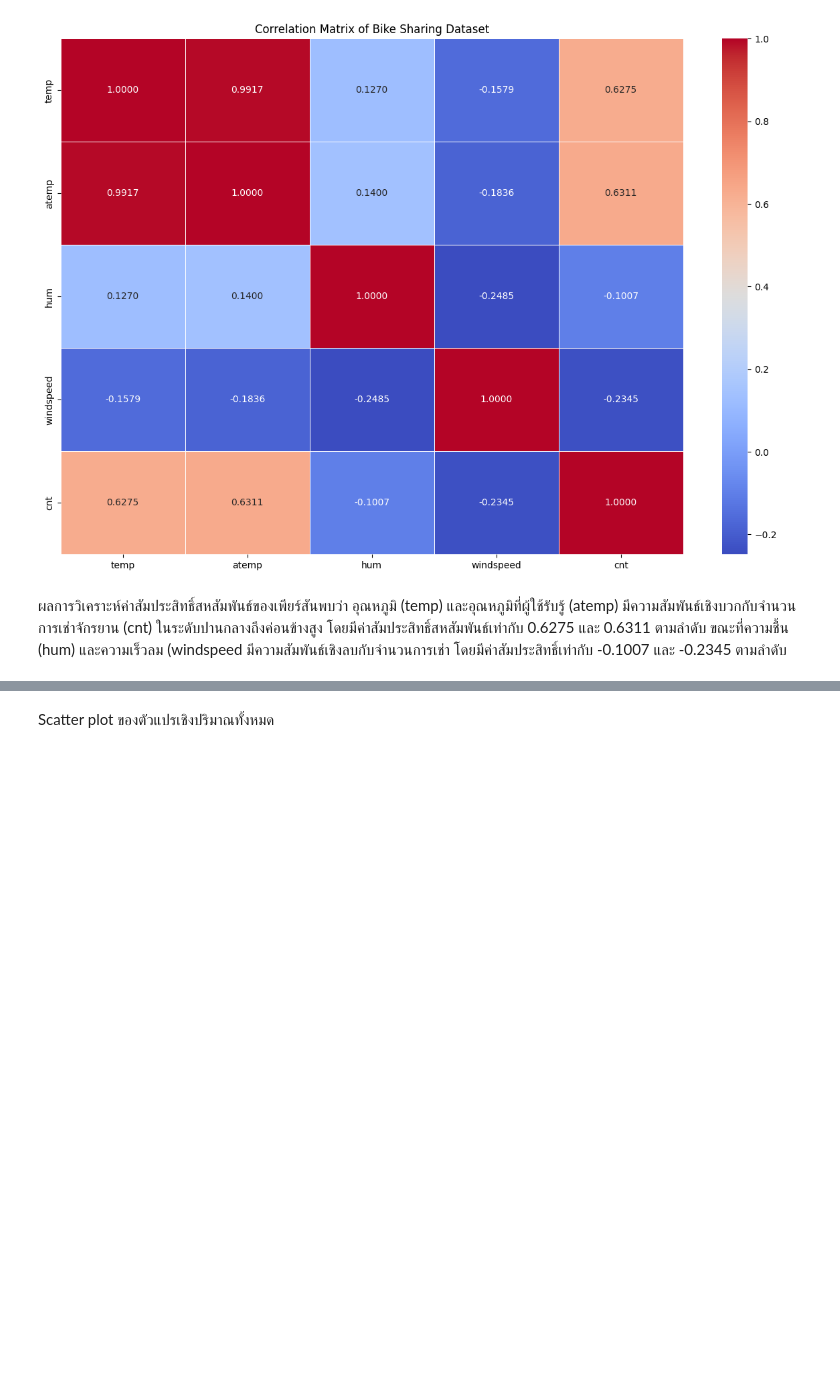
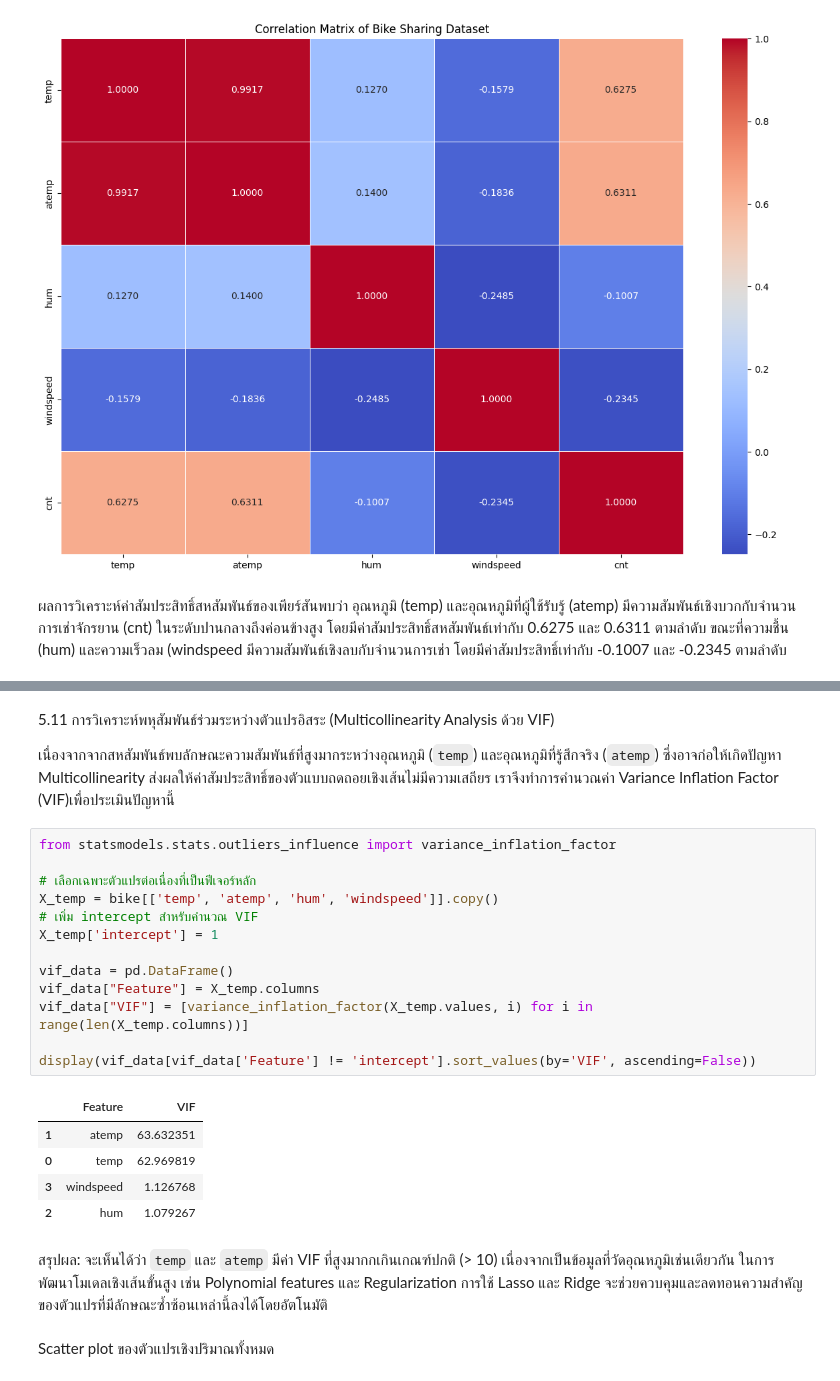
Before and after one commit to wararit-panichkitkosolkul/bike-sharing-DS512, a Jupyter notebook: Bike_Sharing_Project_DS514.ipynb, the cells around one changed output, grey strips where cells are left out. Saved outputs shown, nothing was run; the diff lists cells and outputs as text; blank space fills up the shorter version.

```diff
--- a/Bike_Sharing_Project_DS514.ipynb
+++ b/Bike_Sharing_Project_DS514.ipynb
@@ -415,3 +477,28 @@ plt.show()
+# %% [markdown]
+5.11 การวิเคราะห์พหุสัมพันธ์ร่วมระหว่างตัวแปรอิสระ (Multicollinearity Analysis ด้วย VIF)
+
+เนื่องจากจากสหสัมพันธ์พบลักษณะความสัมพันธ์ที่สูงมากระหว่างอุณหภูมิ (`temp`) และอุณหภูมิที่รู้สึกจริง (`atemp`) ซึ่งอาจก่อให้เกิดปัญหา Multicollinearity ส่งผลให้ค่าสัมประสิทธิ์ของตัวแบบถดถอยเชิงเส้นไม่มีความเสถียร เราจึงทำการคำนวณค่า Variance Inflation Factor (VIF)เพื่อประเมินปัญหานี้
+# %%
+from statsmodels.stats.outliers_influence import variance_inflation_factor
+
+# เลือกเฉพาะตัวแปรต่อเนื่องที่เป็นฟีเจอร์หลัก
+X_temp = bike[['temp', 'atemp', 'hum', 'windspeed']].copy()
+# เพิ่ม intercept สำหรับคำนวณ VIF
+X_temp['intercept'] = 1
+
+vif_data = pd.DataFrame()
+vif_data["Feature"] = X_temp.columns
+vif_data["VIF"] = [variance_inflation_factor(X_temp.values, i) for i in range(len(X_temp.columns))]
+
+display(vif_data[vif_data['Feature'] != 'intercept'].sort_values(by='VIF', ascending=False))
+# %% [output]
+|  | Feature | VIF |
+| 1 | atemp | 63.632351 |
+| 0 | temp | 62.969819 |
+| 3 | windspeed | 1.126768 |
+| 2 | hum | 1.079267 |
+# %% [markdown]
+ สรุปผล: จะเห็นได้ว่า `temp` และ `atemp` มีค่า VIF ที่สูงมากกเกินเกณฑ์ปกติ (> 10) เนื่องจากเป็นข้อมูลที่วัดอุณหภูมิเช่นเดียวกัน ในการพัฒนาโมเดลเชิงเส้นขั้นสูง เช่น Polynomial features และ Regularization การใช้ Lasso และ Ridge จะช่วยควบคุมและลดทอนความสำคัญของตัวแปรที่มีลักษณะซ้ำซ้อนเหล่านี้ลงได้โดยอัตโนมัติ
 # %% [markdown]
 Scatter plot ของตัวแปรเชิงปริมาณทั้งหมด
 # %%
```
Also changed, not shown: parts of 11 cells of this notebook.
